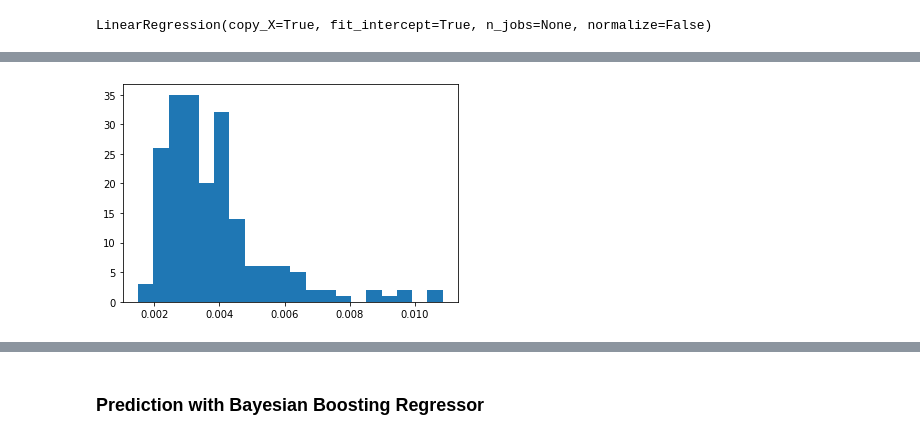
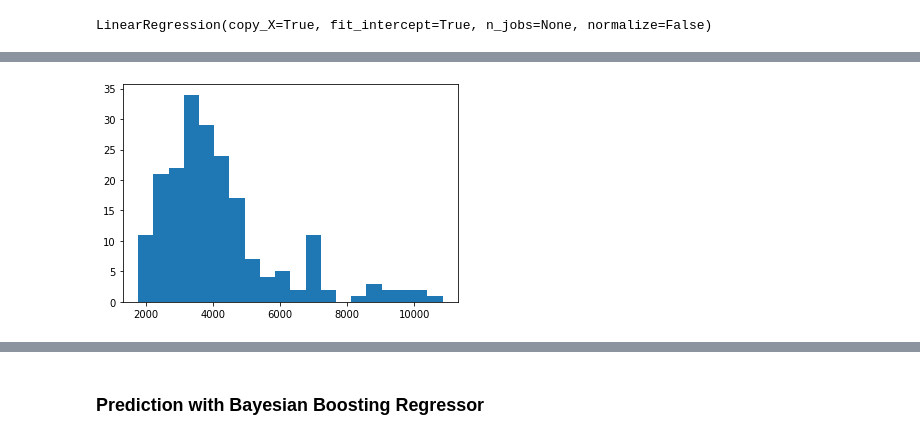
Before and after one commit to dorranh/log-curve-predict, a Jupyter notebook: notebooks/CurveFit.ipynb, the cells around one changed output, grey strips where cells are left out. Cells and saved outputs as stored; diff of their text form; code cells hidden in the pictures.

```diff
--- a/notebooks/CurveFit.ipynb
+++ b/notebooks/CurveFit.ipynb
@@ -128,7 +129,7 @@ Now we can normalize our parameters. Normalization (via scaling and shifting) is
 # %%
 scale_factors = {}
 shift_factors = {}
-norm_columns = ["DTC", "DTS", "RHOB","x","depth"]
+norm_columns = ["DTS", "DTC", "RHOB","x","depth"]
 
 # Storing the normalization terms here since we will need it to transform our posterior predictions
 for c in norm_columns:
@@ -195,17 +214,17 @@ mean_squared_error(test_curve.y_predict, test_curve.DTS)
 # %%
 # Here we are taking a random pair of wells, one from the training set, the other one from the test set, using one for learning, one for testing.
 # For each pair, the mean squared error is computed and a histogram of mean squared errors is made.
 perf= []
 for x in range(200):
     welln_train_sample = random.choice(train_curves.well)
     welln_test_sample = random.choice(test_curves.well)
     train_curve_sample = train_curves[train_curves.well == welln_train_sample]
     test_curve_sample = test_curves[test_curves.well == welln_test_sample]
     X, y = train_curve_sample[features], train_curve_sample[target]
     X_test, y_test = test_curve_sample[features], test_curve_sample[target]
-    reg = linear_model.LinearRegression(fit_intercept=True)
-    reg.fit(X, y.values.ravel())
-    perf.append(mean_squared_error(reg.predict(X_test), y_test.values.ravel()))
+    reg_sample = linear_model.LinearRegression(fit_intercept=True)
+    reg_sample.fit(X, y.values.ravel())
+    perf.append(mean_squared_error(reg_sample.predict(X_test)*scale_factors["DTS"] + shift_factors["DTS"], y_test.values.ravel()*scale_factors["DTS"] + shift_factors["DTS"]))
 hist_args = plt.hist(perf, bins=20)
 # %% [output]
-[figure, old version]
+[figure, new version]
```
Also changed, not shown: parts of 20 cells of this notebook, 5 other files.
